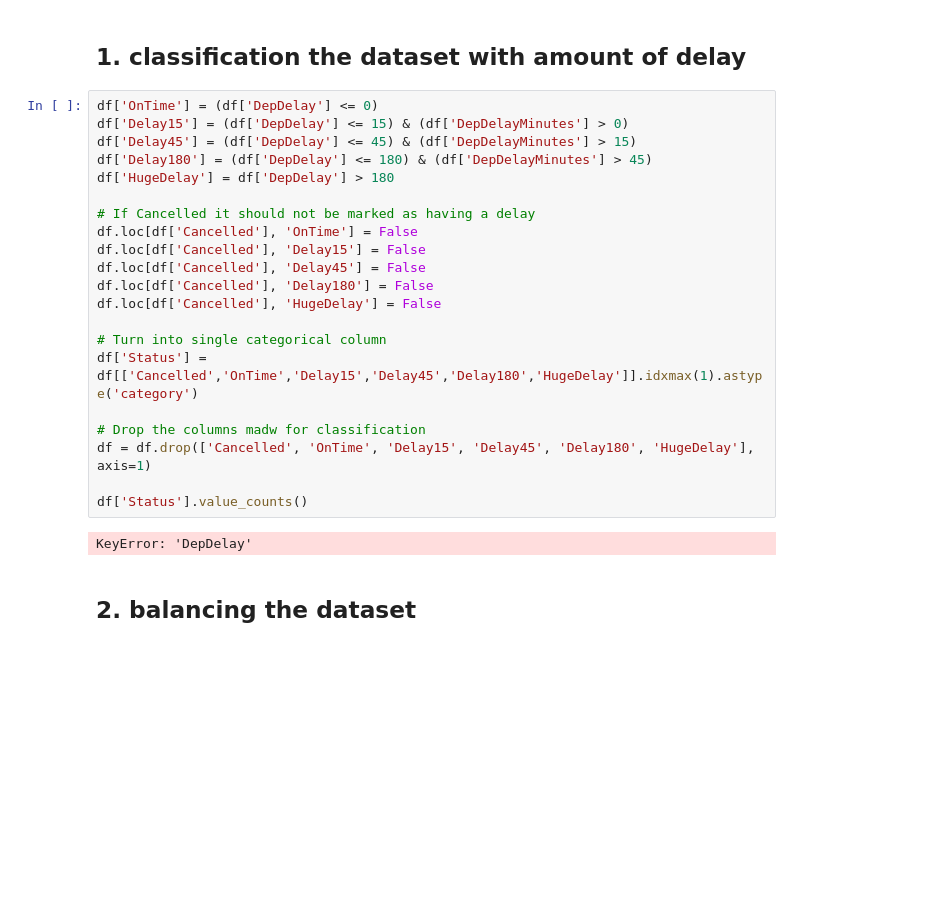
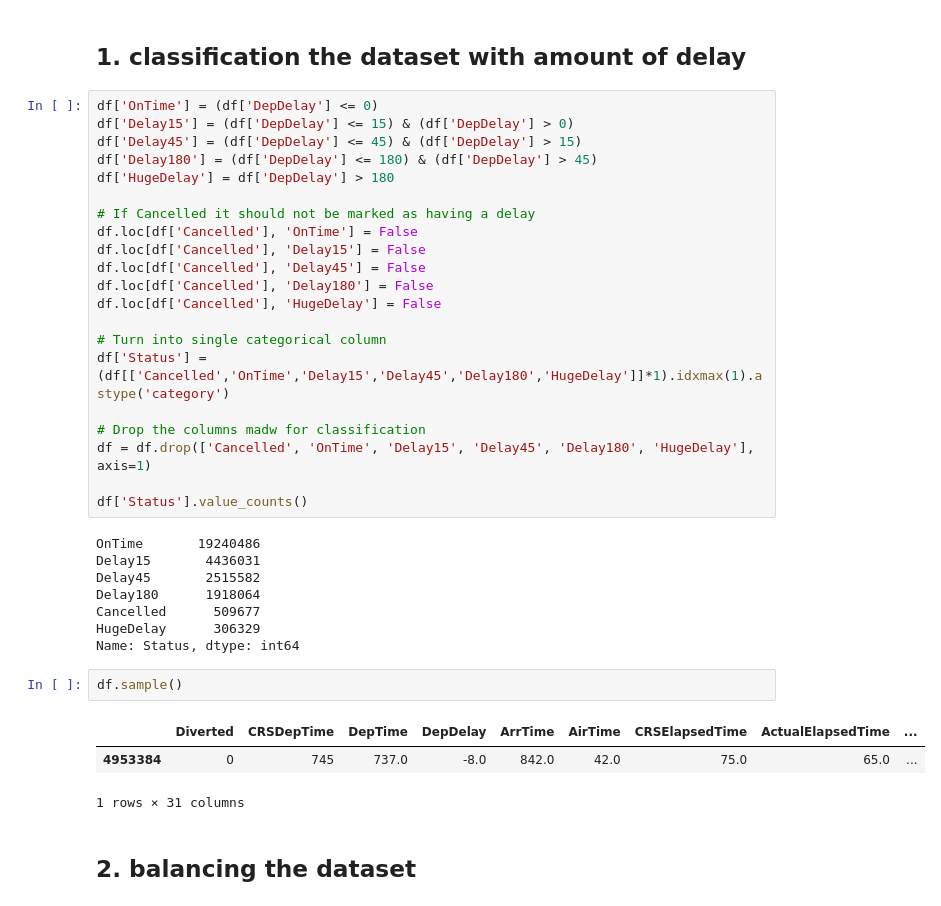
Before and after one commit to syunwi2/Flight_Delay_Prediction, a Jupyter notebook: MK_Fight_Dealy_Prediction.ipynb, the cells around one changed output. Saved outputs shown, nothing was run; the diff lists cells and outputs as text; blank space fills up the shorter version.

```diff
--- a/MK_Fight_Dealy_Prediction.ipynb
+++ b/MK_Fight_Dealy_Prediction.ipynb
@@ -245,9 +243,9 @@ dtype: object
 ## 1. classification the dataset with amount of delay
 # %%
 df['OnTime'] = (df['DepDelay'] <= 0)
-df['Delay15'] = (df['DepDelay'] <= 15) & (df['DepDelayMinutes'] > 0)
-df['Delay45'] = (df['DepDelay'] <= 45) & (df['DepDelayMinutes'] > 15)
-df['Delay180'] = (df['DepDelay'] <= 180) & (df['DepDelayMinutes'] > 45)
+df['Delay15'] = (df['DepDelay'] <= 15) & (df['DepDelay'] > 0)
+df['Delay45'] = (df['DepDelay'] <= 45) & (df['DepDelay'] > 15)
+df['Delay180'] = (df['DepDelay'] <= 180) & (df['DepDelay'] > 45)
 df['HugeDelay'] = df['DepDelay'] > 180
 
 # If Cancelled it should not be marked as having a delay
@@ -258,14 +256,26 @@ df.loc[df['Cancelled'], 'Delay180'] = False
 df.loc[df['Cancelled'], 'HugeDelay'] = False
 
 # Turn into single categorical column
-df['Status'] = df[['Cancelled','OnTime','Delay15','Delay45','Delay180','HugeDelay']].idxmax(1).astype('category')
+df['Status'] = (df[['Cancelled','OnTime','Delay15','Delay45','Delay180','HugeDelay']]*1).idxmax(1).astype('category')
 
 # Drop the columns madw for classification
 df = df.drop(['Cancelled', 'OnTime', 'Delay15', 'Delay45', 'Delay180', 'HugeDelay'], axis=1)
 
 df['Status'].value_counts()
 # %% [output]
-KeyError: 'DepDelay'
+OnTime       19240486
+Delay15       4436031
+Delay45       2515582
+Delay180      1918064
+Cancelled      509677
+HugeDelay      306329
+Name: Status, dtype: int64
+# %%
+df.sample()
+# %% [output]
+|  | Diverted | CRSDepTime | DepTime | DepDelay | ArrTime | AirTime | CRSElapsedTime | ActualElapsedTime | ... |
+| 4953384 | 0 | 745 | 737.0 | -8.0 | 842.0 | 42.0 | 75.0 | 65.0 | ... |
+1 rows × 31 columns
 # %% [markdown]
 ## 2. balancing the dataset
 # %%
```
Also changed, not shown: parts of 2 cells of this notebook.
